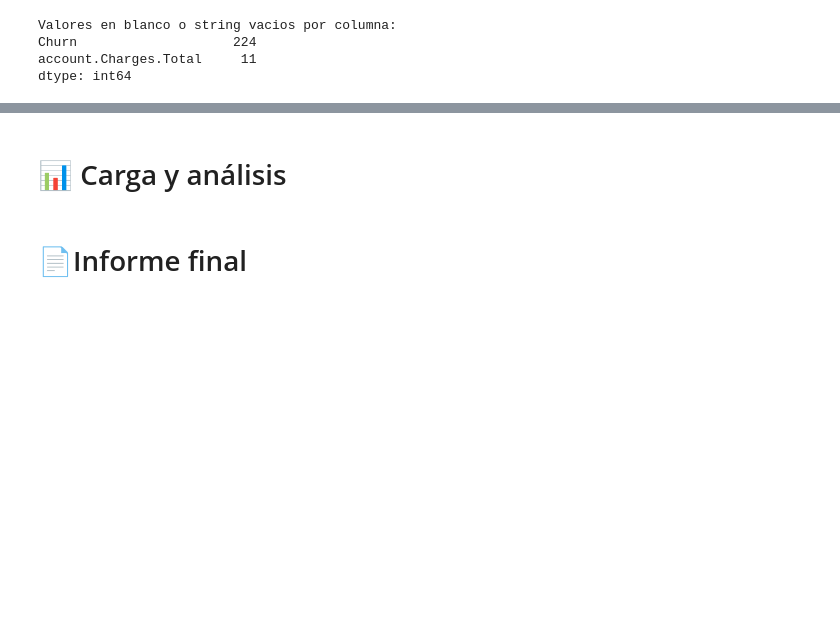
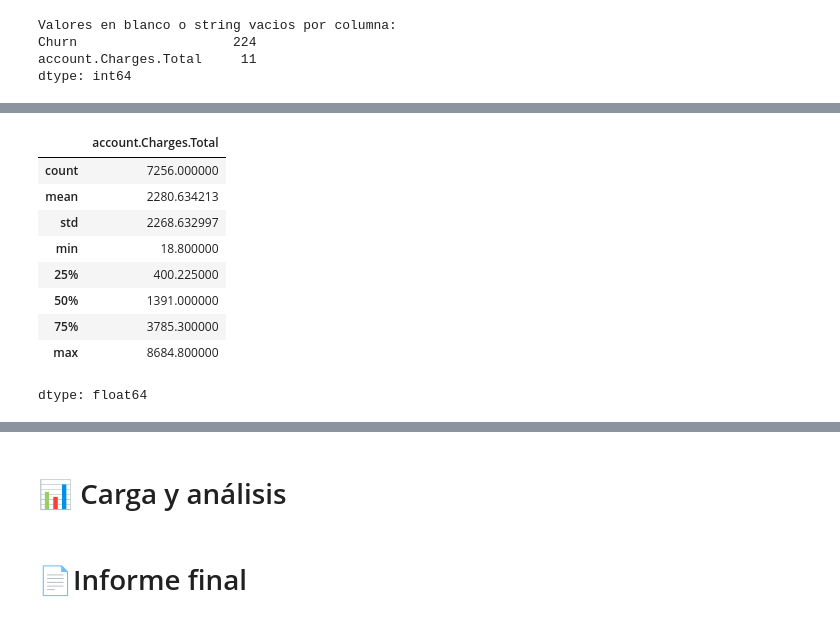
Before and after one commit to EnriqueRangel/Telecom_X, a Jupyter notebook: Challenge_Telecom_X.ipynb, the cells around one changed output, grey strips where cells are left out. Saved outputs shown, nothing was run; the diff lists cells and outputs as text; code cells hidden in the pictures; blank space fills up the shorter version.

```diff
--- a/Challenge_Telecom_X.ipynb
+++ b/Challenge_Telecom_X.ipynb
@@ -195,0 +259,13 @@ dtype: int64
+# %%
+df_normalize['account.Charges.Total'].describe()
+# %% [output]
+|  | account.Charges.Total |
+| count | 7256.000000 |
+| mean | 2280.634213 |
+| std | 2268.632997 |
+| min | 18.800000 |
+| 25% | 400.225000 |
+| 50% | 1391.000000 |
+| 75% | 3785.300000 |
+| max | 8684.800000 |
+dtype: float64
```
Also changed, not shown: parts of 20 cells of this notebook.
